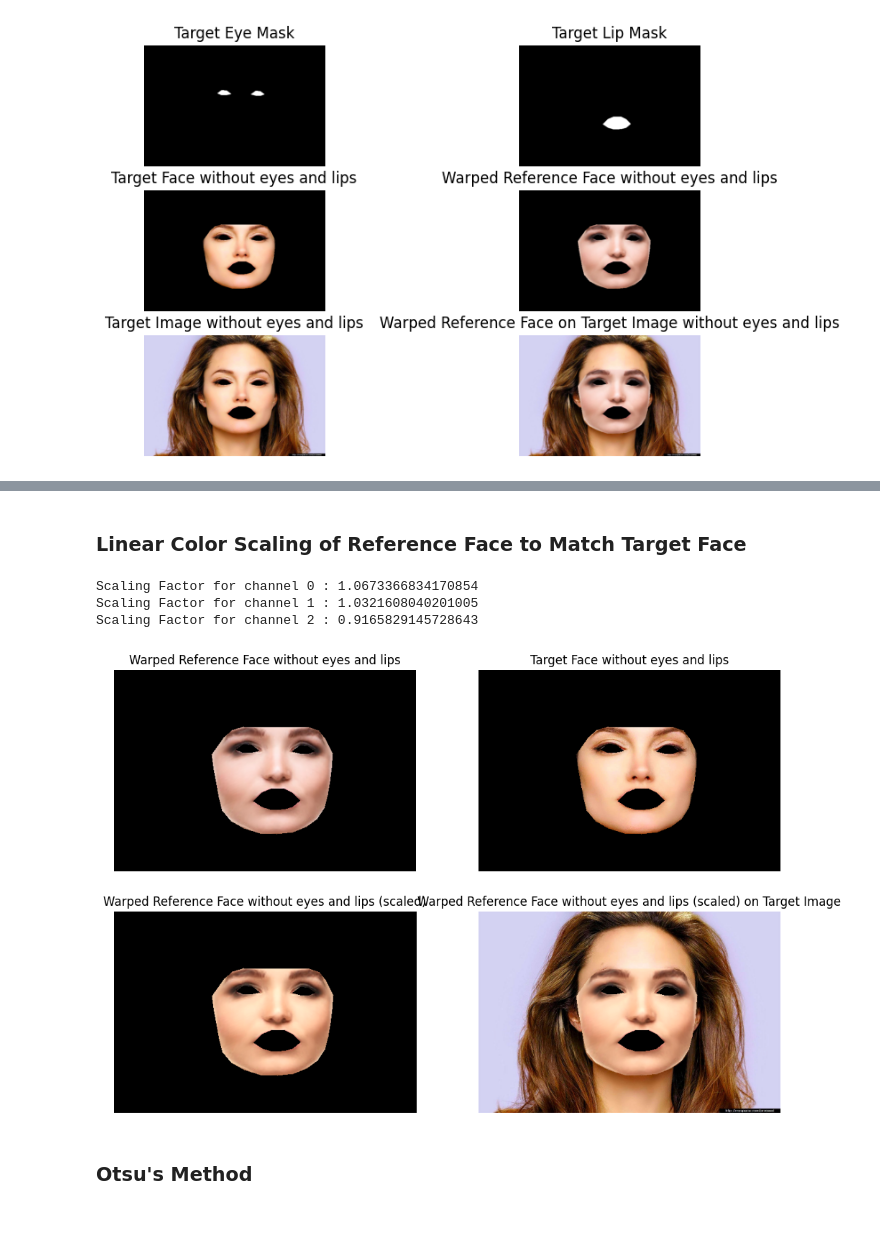
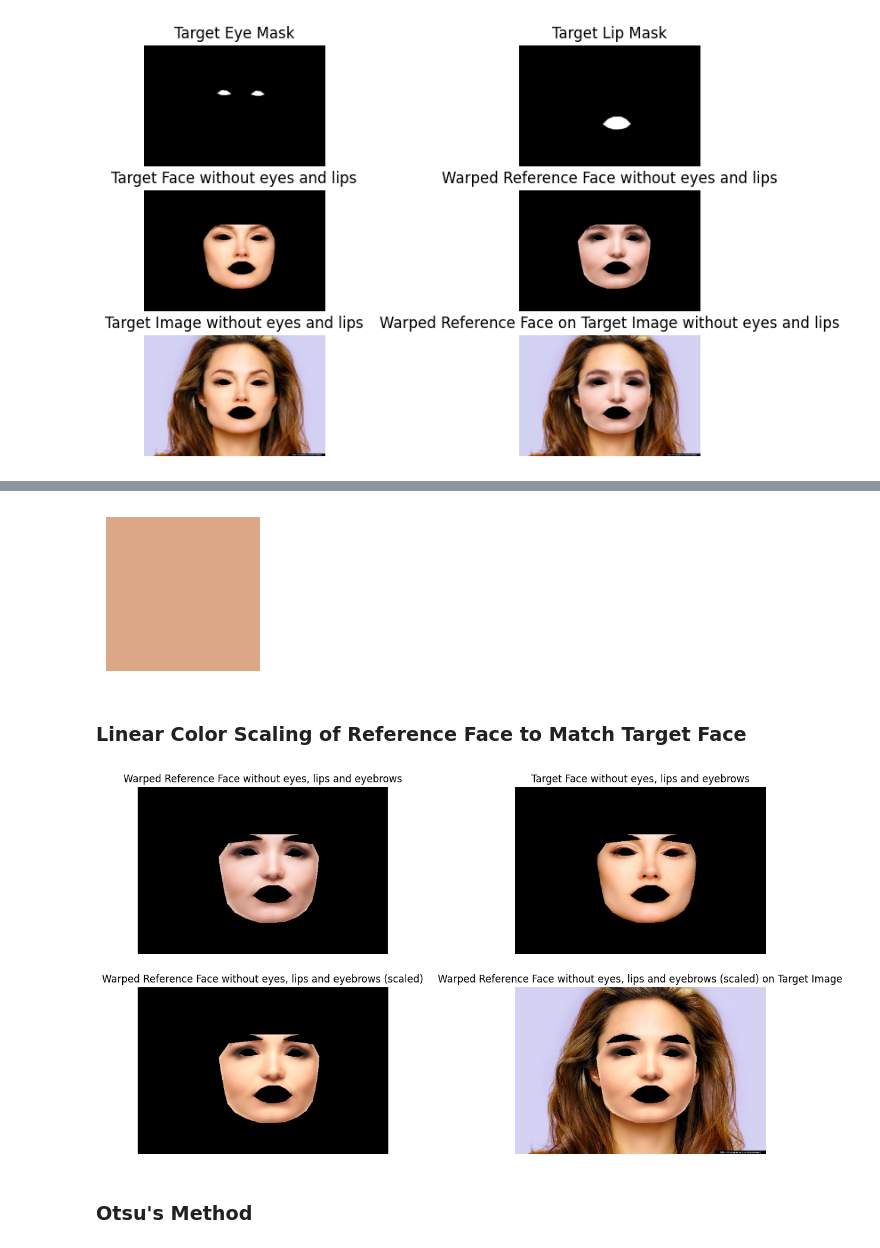
Before and after one commit to AakashR13/Digital_Makeup_Generation, a Jupyter notebook: main.ipynb, the cells around one changed output, grey strips where cells are left out. Drawn from its saved outputs; the diff is of its cells as text; code cells hidden in the pictures; blank space fills up the shorter version.

```diff
--- a/main.ipynb
+++ b/main.ipynb
@@ -14,2 +18,0 @@ from skimage.transform import PiecewiseAffineTransform, warp
-# %%
-image = face_recognition.load_image_file("Facial_Recog_test/testface.jpg")
@@ -40,0 +21,3 @@ pil_image.save('Facial_Recog_test/testface_landmarks.jpg')
+# %%
+mpFaceMesh = mp.solutions.face_mesh
+faceMesh = mpFaceMesh.FaceMesh(max_num_faces=1)
@@ -202,10 +363,26 @@ plt.show()
+# %%
+# average skin color of the target face without eyes, lips and eyebrows
+trgt_face_skin_color = np.mean(trgt_face_without_eye_lip_eyebrow[face_mask], axis=0)
+
+# show the skin colour in a rectangle
+skin = np.ones((20, 20, 3), dtype=np.uint8)
+
+for i in range(3):
+    skin[:,:,i] *= trgt_face_skin_color[i].astype(np.uint8)
+
+plt.figure(figsize=(2,2))
+plt.imshow(skin)
+plt.axis('off')
+plt.show()
+# %% [output]
+[figure, added]
 # %% [markdown]
 ### Linear Color Scaling of Reference Face to Match Target Face
 # %%
-def linearColorScaling(warped_ref_face_without_eye_lip, trgt_face_without_eye_lip, face_mask):
+def linearColorScaling(warped_ref_face_without_eye_lip_eyebrow, trgt_face_without_eye_lip_eyebrow, face_mask):
 
     # scale the warped reference face to match the color of the target face. adjust the scaling factor to get the best result
-    warped_ref_face_without_eye_lip_scaled = np.empty_like(warped_ref_face_without_eye_lip, dtype=np.float64)
+    warped_ref_face_without_eye_lip_eyebrow_scaled = np.empty_like(warped_ref_face_without_eye_lip_eyebrow, dtype=np.float64)
 
     scaling_factors = np.linspace(0.6, 1.6, 200)
 
@@ -214,53 +391,51 @@ def linearColorScaling(warped_ref_face_without_eye_lip, trgt_face_without_eye_li
         for scaling_factor in scaling_factors:
             a = warped_ref_face_without_eye_lip[:,:,i].flatten().astype(np.float64)
             b = trgt_face_without_eye_lip[:,:,i].flatten().astype(np.float64)
             a *= scaling_factor
             #a = np.clip(a, 0, 255)
             error = np.sum((a - b) ** 2)
             if error < min_error:
                 min_error = error
                 best_scaling_factor = scaling_factor
 
-        warped_ref_face_without_eye_lip_scaled[:,:,i] = warped_ref_face_without_eye_lip[:,:,i].astype(np.float64) * best_scaling_factor
-        warped_ref_face_without_eye_lip_scaled[:,:,i] = np.clip(warped_ref_face_without_eye_lip_scaled[:,:,i], 0, 255)
+        warped_ref_face_without_eye_lip_eyebrow_scaled[:,:,i] = warped_ref_face_without_eye_lip_eyebrow[:,:,i].astype(np.float64) * best_scaling_factor
+        warped_ref_face_without_eye_lip_eyebrow_scaled[:,:,i] = np.clip(warped_ref_face_without_eye_lip_eyebrow_scaled[:,:,i], 0, 255)
 
         #print("Scaling Factor for channel {} : {}".format(i, best_scaling_factor))
 
-    warped_ref_face_without_eye_lip_scaled[~face_mask] = 0
+    warped_ref_face_without_eye_lip_eyebrow_scaled[~face_mask] = 0
 
-    return warped_ref_face_without_eye_lip_scaled.astype(np.uint8)
+    return warped_ref_face_without_eye_lip_eyebrow_scaled.astype(np.uint8)
 
-face_mask = mask - eye_lip_mask
+face_mask = mask - eye_lip_mask - trgt_eyebrow_mask
+face_mask[face_mask < 0] = 0
 face_mask = face_mask.astype(bool)
 
-warped_ref_face_without_eye_lip_scaled = linearColorScaling(warped_ref_face_without_eye_lip, trgt_face_without_eye_lip, face_mask)
+warped_ref_face_without_eye_lip_eyebrow_scaled = linearColorScaling(warped_ref_face_without_eye_lip_eyebrow, trgt_face_without_eye_lip_eyebrow, face_mask)
 
-warped_ref_face_without_eye_lip_scaled_on_trgt = warped_ref_face_without_eye_lip_scaled * face_mask[:,:,None] + trgt_img_without_eye_lip * ~face_mask[:,:,None]
+warped_ref_face_without_eye_lip_eyebrow_scaled_on_trgt = warped_ref_face_without_eye_lip_eyebrow_scaled * face_mask[:,:,None] + trgt_img_without_eye_lip_eyebrow * ~face_mask[:,:,None]
 
 # show the original and scaled warped reference face
-plt.figure(figsize=(12,8))
+plt.figure(figsize=(15,8))
 plt.subplot(221)
-plt.imshow(warped_ref_face_without_eye_lip)
+plt.imshow(warped_ref_face_without_eye_lip_eyebrow)
 plt.axis('off')
-plt.title("Warped Reference Face without eyes and lips")
+plt.title("Warped Reference Face without eyes, lips and eyebrows")
 plt.subplot(222)
-plt.imshow(trgt_face_without_eye_lip)
+plt.imshow(trgt_face_without_eye_lip_eyebrow)
 plt.axis('off')
-plt.title("Target Face without eyes and lips")
+plt.title("Target Face without eyes, lips and eyebrows")
 plt.subplot(223)
-plt.imshow(warped_ref_face_without_eye_lip_scaled)
+plt.imshow(warped_ref_face_without_eye_lip_eyebrow_scaled)
 plt.axis('off')
-plt.title("Warped Reference Face without eyes and lips (scaled)")
+plt.title("Warped Reference Face without eyes, lips and eyebrows (scaled)")
 plt.subplot(224)
-plt.imshow(warped_ref_face_without_eye_lip_scaled_on_trgt)
+plt.imshow(warped_ref_face_without_eye_lip_eyebrow_scaled_on_trgt)
 plt.axis('off')
-plt.title("Warped Reference Face without eyes and lips (scaled) on Target Image")
+plt.title("Warped Reference Face without eyes, lips and eyebrows (scaled) on Target Image")
 plt.show()
 # %% [output]
-Scaling Factor for channel 0 : 1.0673366834170854
-Scaling Factor for channel 1 : 1.0321608040201005
-Scaling Factor for channel 2 : 0.9165829145728643
-[figure, old version]
+[figure, new version]
 # %% [markdown]
 ### Otsu's Method
 # %%
```
Also changed, not shown: parts of 19 cells of this notebook, 2 other files.
